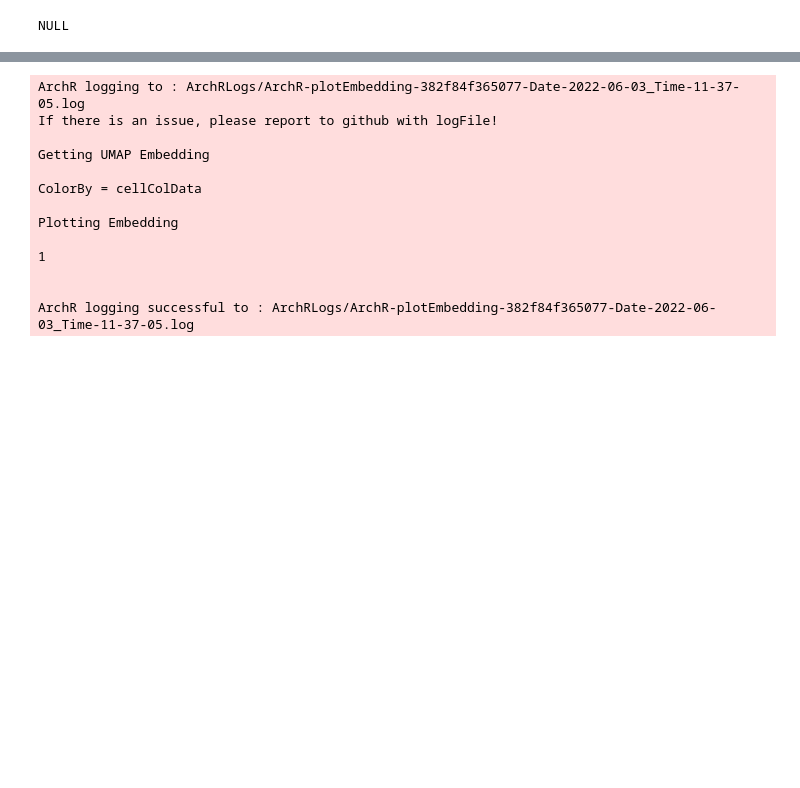
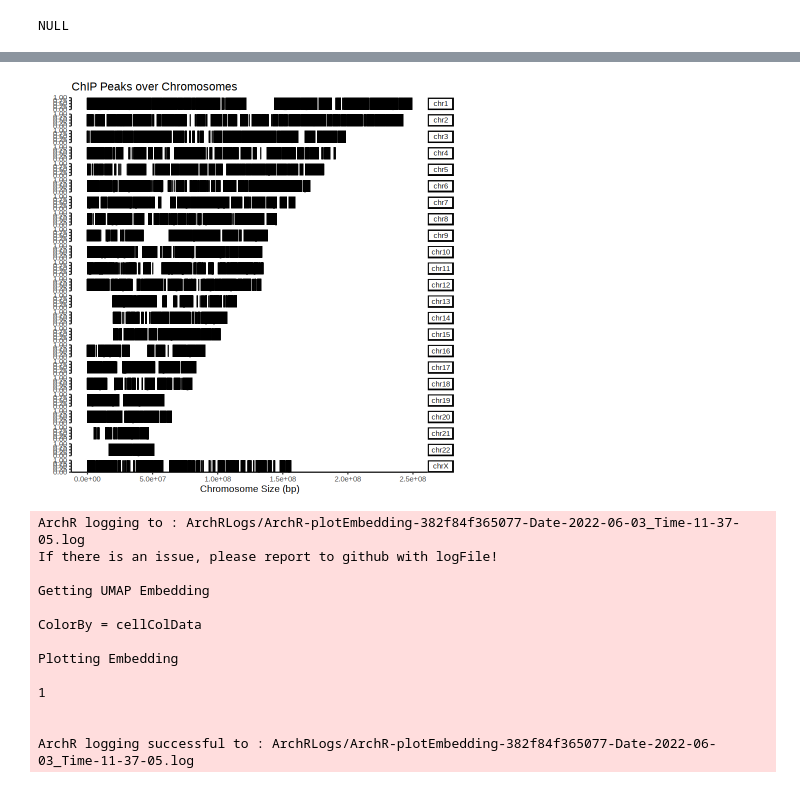
Before and after one commit to z2e2/sc-atac-submmit-calling, a Jupyter notebook: 1_ArchR_data_processing.ipynb, the cells around one changed output, grey strips where cells are left out. Cells and saved outputs as stored; diff of their text form; code cells hidden in the pictures; blank space fills up the shorter version.

```diff
--- a/1_ArchR_data_processing.ipynb
+++ b/1_ArchR_data_processing.ipynb
@@ -535,0 +552,2 @@ NULL
+# %%
+summit.peaks <- rtracklayer::import(paste(motif_regression_out, "SUMMITS-all-atac-summits.bed", sep="/"))
@@ -535,0 +573,5 @@ NULL
+# %%
+scatac_peak <- addPeakSet(ArchRProj = scatacProj,
+                          peakSet = summit.peaks,
+                          genomeAnnotation = getGenomeAnnotation(scatacProj),
+                          force = TRUE)
@@ -535,0 +600,2 @@ NULL
+# %%
+scatac_peak <- addPeakMatrix(scatac_peak, ceiling = 20)
@@ -535,0 +697,6 @@ NULL
+# %%
+peak.names <- getPeakSet(scatac_peak)
+names(peak.names) <- NULL
+peakAnno <- annotatePeak(peak.names,
+                         TxDb=TxDb.Hsapiens.UCSC.hg38.knownGene,
+                         annoDb="org.Hs.eg.db")
@@ -536,3 +714,7 @@ NULL
+# %%
+covplot(peak.names)
+# %% [output]
+[figure, added]
 # %%
 # CD4: 1, 3, 4, 5, 6, 7
 # CD79A: 2, 8, 9, 10, 11, 12, 17, 18, 19
```
Also changed, not shown: parts of 41 cells of this notebook, 13 other files.
